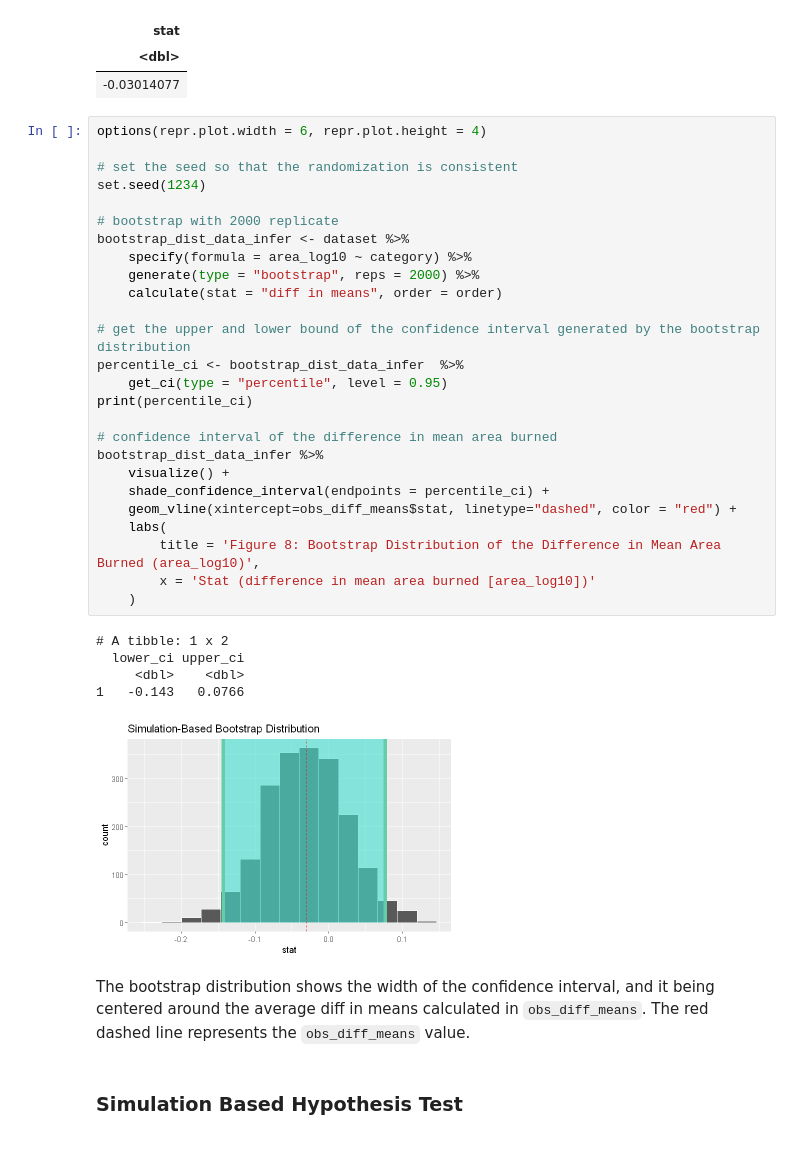
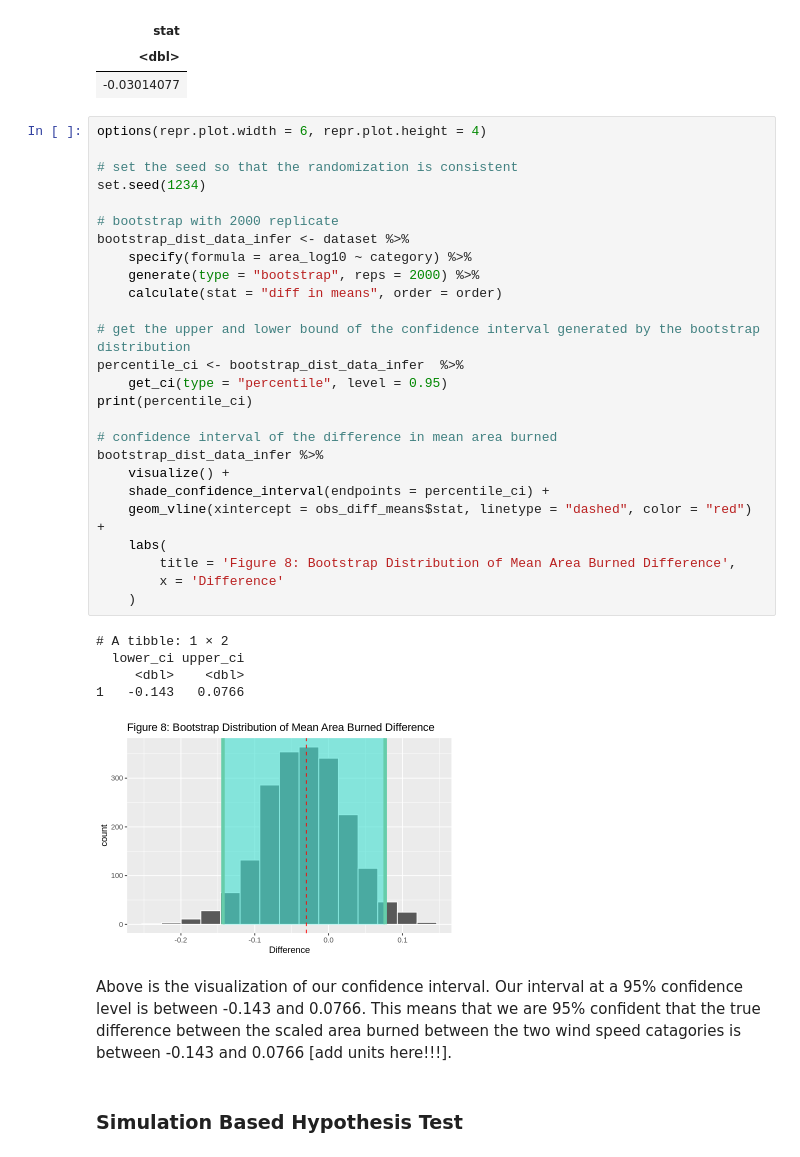
Before and after one commit to Mapleia/STAT_201_proj, a Jupyter notebook: src/4_Methods_Results.ipynb, the cells around one changed output. Saved outputs shown, nothing was run; the diff lists cells and outputs as text.

```diff
--- a/src/4_Methods_Results.ipynb
+++ b/src/4_Methods_Results.ipynb
@@ -62,37 +62,37 @@ A infer: 1 × 1
 # %%
 options(repr.plot.width = 6, repr.plot.height = 4)
 
 # set the seed so that the randomization is consistent
 set.seed(1234)
 
 # bootstrap with 2000 replicate
 bootstrap_dist_data_infer <- dataset %>%
     specify(formula = area_log10 ~ category) %>%
     generate(type = "bootstrap", reps = 2000) %>%
     calculate(stat = "diff in means", order = order)
 
 # get the upper and lower bound of the confidence interval generated by the bootstrap distribution
 percentile_ci <- bootstrap_dist_data_infer	%>%
     get_ci(type = "percentile", level = 0.95)
 print(percentile_ci)
 
 # confidence interval of the difference in mean area burned
 bootstrap_dist_data_infer %>%
     visualize() +
     shade_confidence_interval(endpoints = percentile_ci) +
-    geom_vline(xintercept=obs_diff_means$stat, linetype="dashed", color = "red") +
+    geom_vline(xintercept = obs_diff_means$stat, linetype = "dashed", color = "red") +
     labs(
-        title = 'Figure 8: Bootstrap Distribution of the Difference in Mean Area Burned (area_log10)',
-        x = 'Stat (difference in mean area burned [area_log10])'
+        title = 'Figure 8: Bootstrap Distribution of Mean Area Burned Difference',
+        x = 'Difference'
     )
 # %% [output]
-# A tibble: 1 x 2
+# A tibble: 1 × 2
   lower_ci upper_ci
      <dbl>    <dbl>
 1   -0.143   0.0766
-[figure, old version]
+[figure, new version]
-# %% [markdown]
-The bootstrap distribution shows the width of the confidence interval, and it being centered around the average diff in means calculated in `obs_diff_means`. The red dashed line represents the `obs_diff_means` value.
+# %% [markdown]
+Above is the visualization of our confidence interval. Our interval at a 95% confidence level is between -0.143 and 0.0766. This means that we are 95% confident that the true difference between the scaled area burned between the two wind speed catagories is between -0.143 and 0.0766 [add units here!!!].
 # %% [markdown]
 ### Simulation Based Hypothesis Test
 # %%
```
Also changed, not shown: parts of 7 cells of this notebook, 2 other files.
